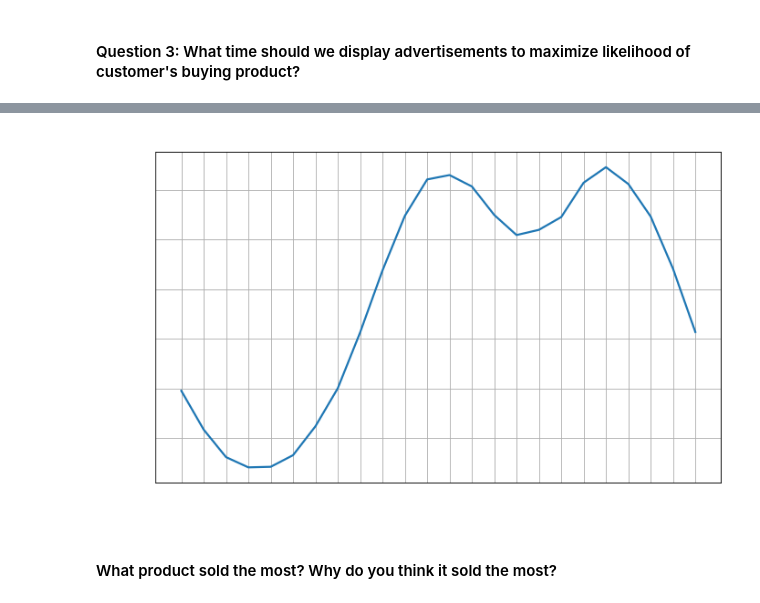
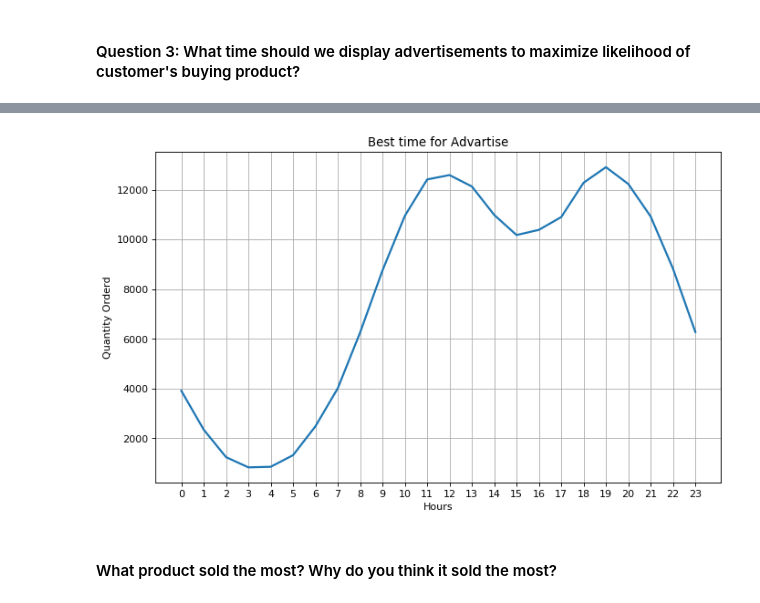
Before and after one commit to Aminul667/Project_DA, a Jupyter notebook: SalesAnalysis/SalesAnalysis.ipynb, the cells around one changed output, grey strips where cells are left out. Saved outputs shown, nothing was run; the diff lists cells and outputs as text; code cells hidden in the pictures.

```diff
--- a/SalesAnalysis/SalesAnalysis.ipynb
+++ b/SalesAnalysis/SalesAnalysis.ipynb
@@ -312,24 +322,24 @@ hours.head(30)
 # %%
 plt.figure(figsize = (10,6), dpi = 80)
 
 plt.plot(hours['Hour'], hours['Quantity Ordered'], lw = 2)
 
-plt.xlabel("Hours", color = 'white')
-plt.ylabel("Quantity Orderd", color = 'white')
+plt.xlabel("Hours")
+plt.ylabel("Quantity Orderd")
 
-plt.title("Best time for Advartise", color = 'white')
+plt.title("Best time for Advartise")
 
-plt.tick_params(axis='both',labelcolor='white', color = 'white')
+plt.tick_params(axis='both')
 
 plt.xticks(hours['Hour'])
 
 plt.grid()
 
 plt.show()
 
 #My recomendation is around 11 am(11) or 7pm(19)
 # %% [output]
-[figure, old version]
+[figure, new version]
 # %% [markdown]
 #### What product sold the most? Why do you think it sold the most?
 # %%
```
Also changed, not shown: parts of 6 cells of this notebook.
